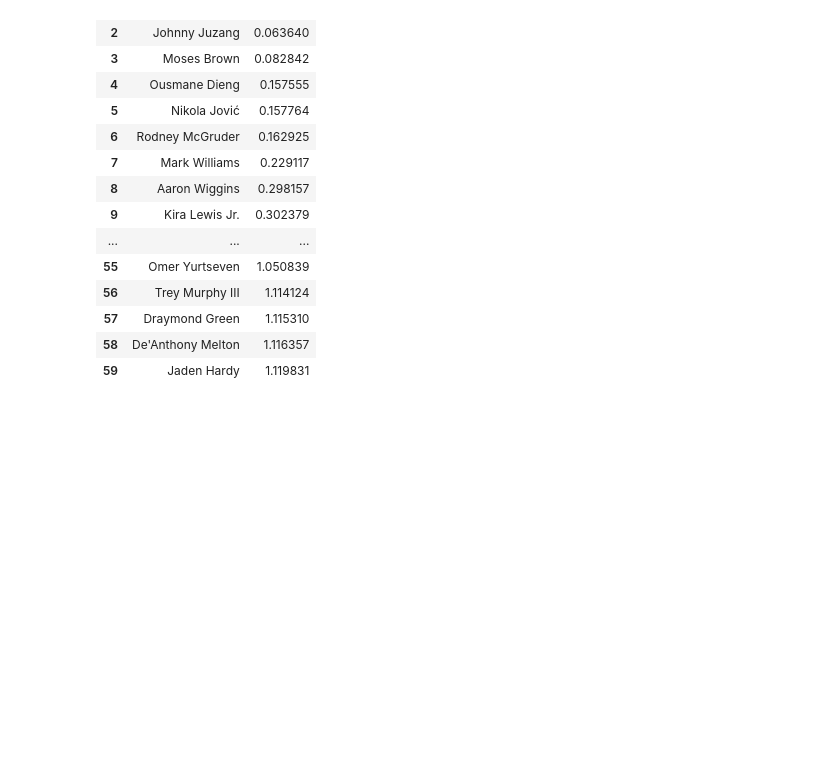
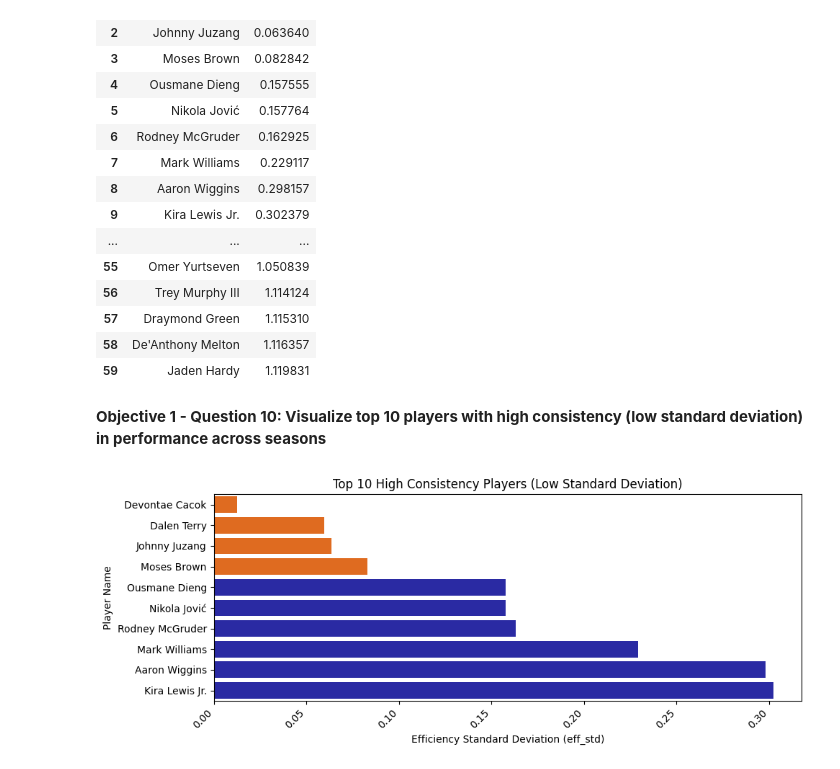
Before and after one commit to chocoCaro/Intro_DS, a Jupyter notebook: [data4life]_objective_1.ipynb, the cells around one changed output. Saved outputs shown, nothing was run; the diff lists cells and outputs as text; code cells hidden in the pictures; blank space fills up the shorter version.

```diff
--- a/[data4life]_objective_1.ipynb
+++ b/[data4life]_objective_1.ipynb
@@ -266,6 +323,0 @@ null_records
-# %%
-for col in merged_data.columns:
-    if merged_data[col].isnull().any():
-        merged_data[col] = merged_data.groupby('pos')[col].transform(lambda x: x.fillna(x.mean()))
-
-merged_data.isnull().sum()
@@ -558,3 +592,21 @@ high_consistency_players
 | 57 | Draymond Green | 1.115310 |
 | 58 | De'Anthony Melton | 1.116357 |
 | 59 | Jaden Hardy | 1.119831 |
+# %% [markdown]
+**Objective 1 - Question 10: Visualize top 10 players with high consistency (low standard deviation) in performance across seasons**
+# %%
+top_10_players = high_consistency_players.head(10)
+
+plt.figure(figsize=(10, 4))
+sns.barplot(data=top_10_players, x='eff_std', y='name', orient='h',
+            hue='name', palette=['#FF6400' if std < 0.1 else '#1616B7' for std in top_10_players['eff_std']])
+
+plt.ylabel('Player Name')
+plt.xlabel('Efficiency Standard Deviation (eff_std)')
+plt.title('Top 10 High Consistency Players (Low Standard Deviation)')
+plt.xticks(rotation=45, ha='right')
+
+plt.tight_layout()
+plt.show()
+# %% [output]
+[figure, added]
```
Also changed, not shown: parts of 35 cells of this notebook.
